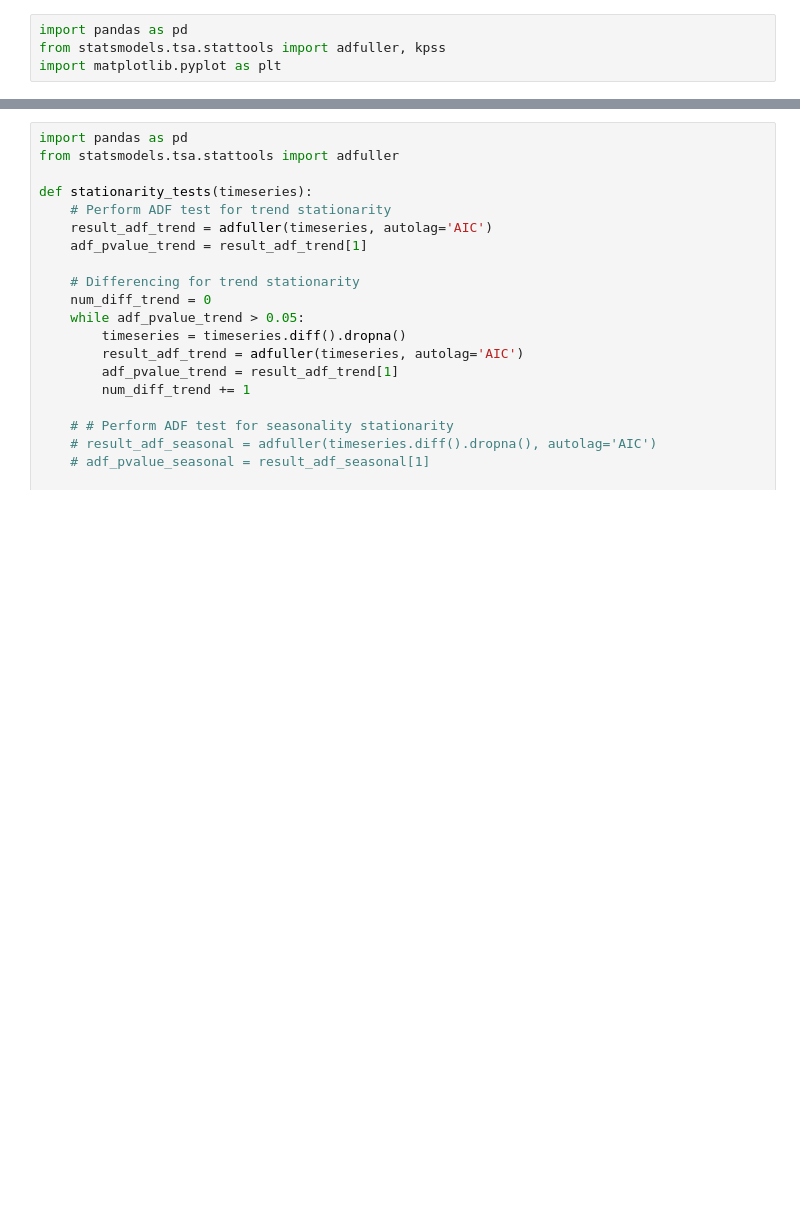
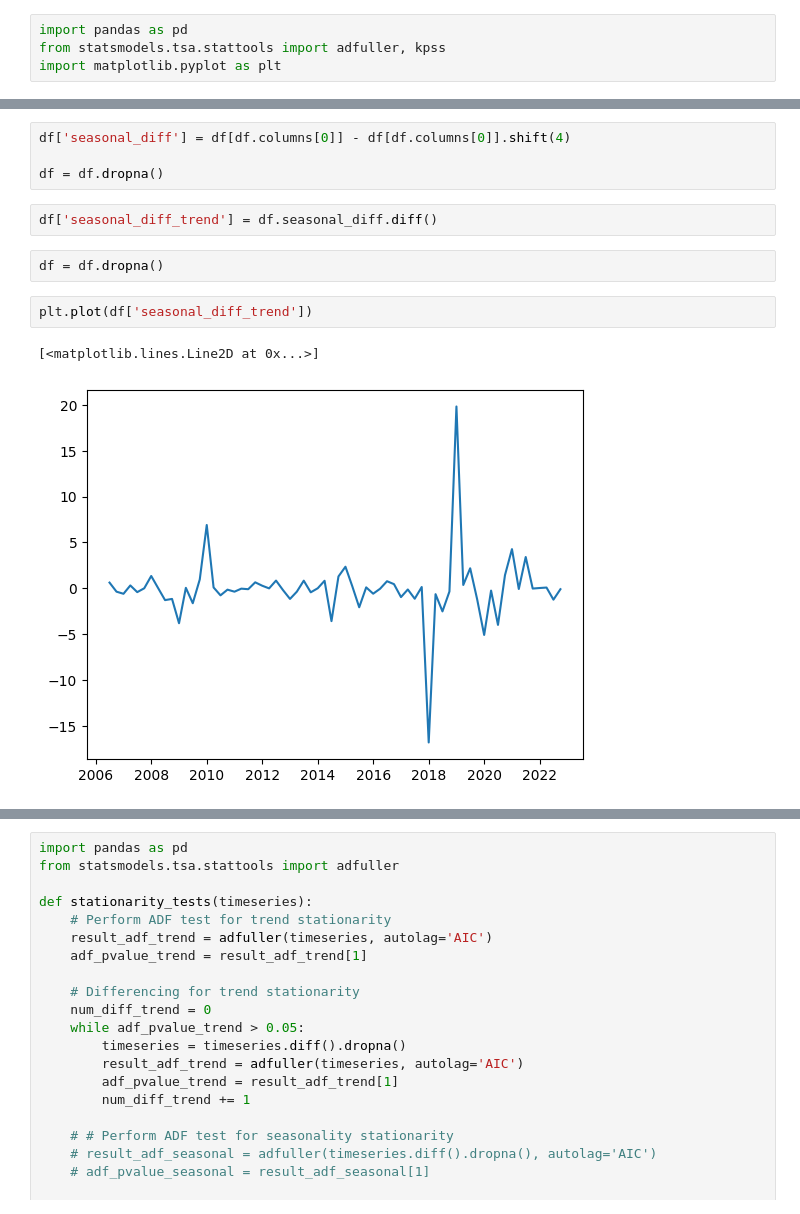
Before and after one commit to Aditya170802/EconVisor---Industry-Forecasting-Tool, a Jupyter notebook: testing.ipynb, the cells around one changed output, grey strips where cells are left out. Drawn from its saved outputs; the diff is of its cells as text; blank space fills up the shorter version.

```diff
--- a/testing.ipynb
+++ b/testing.ipynb
@@ -36,3 +118,16 @@ import matplotlib.pyplot as plt
+# %%
+df['seasonal_diff'] = df[df.columns[0]] - df[df.columns[0]].shift(4)
+
+df = df.dropna()
+# %%
+df['seasonal_diff_trend'] = df.seasonal_diff.diff()
+# %%
+df = df.dropna()
+# %%
+plt.plot(df['seasonal_diff_trend'])
+# %% [output]
+[<matplotlib.lines.Line2D at 0x...>]
+[figure, added]
 # %%
 from statsmodels.tsa.stattools import adfuller, kpss
 
```
Also changed, not shown: parts of 16 cells of this notebook, 16 other files.
